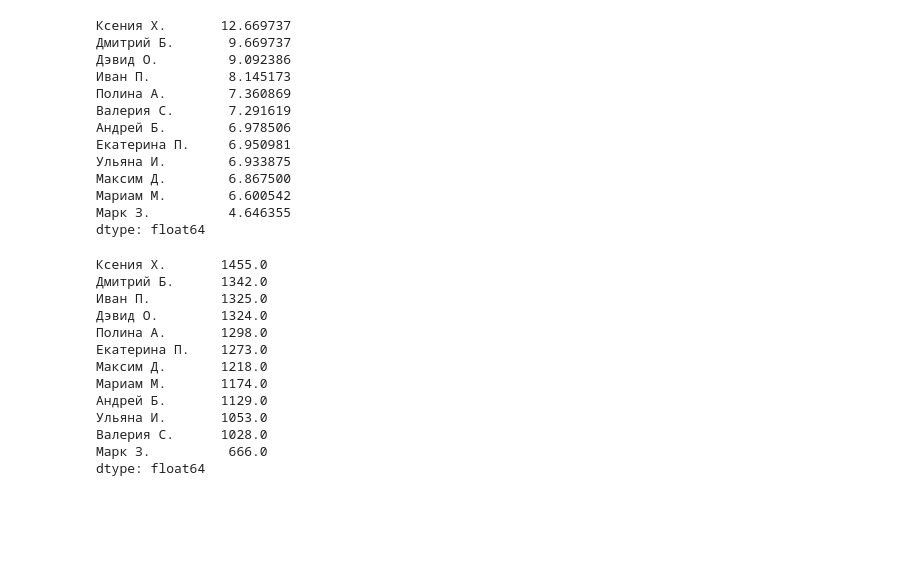
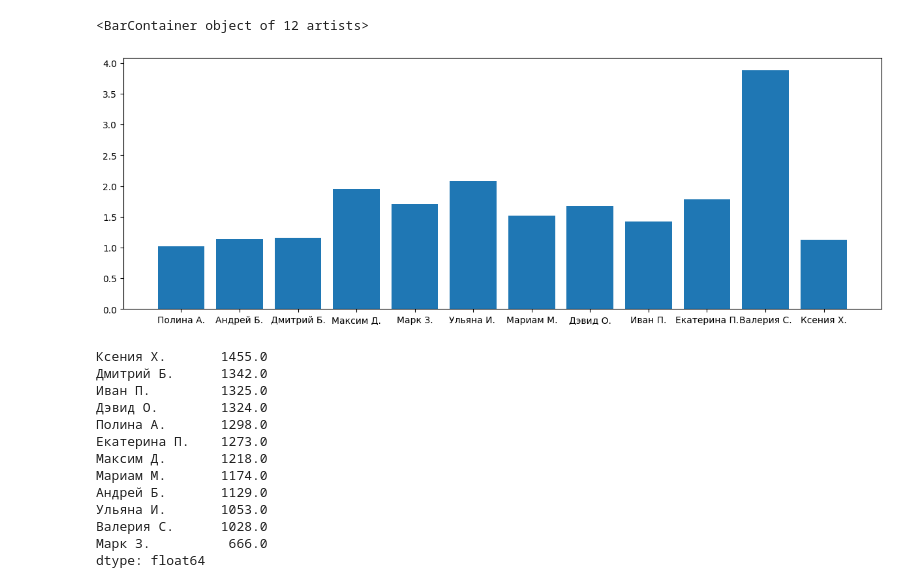
Before and after one commit to IvanUstenko/Spec_Mat_Analyzer, a Jupyter notebook: analyze.ipynb, the cells around one changed output. Saved outputs shown, nothing was run; the diff lists cells and outputs as text; code cells hidden in the pictures; blank space fills up the shorter version.

Commit message:
addad days parametr, added topic_loc, bin_conduit

```diff
--- a/analyze.ipynb
+++ b/analyze.ipynb
@@ -27,0 +19,6 @@ dtype: int64
+# %%
+points_c = an.competative_points(df, topic='Комбинаторика', weight_func="sqrt")
+points_t = an.competative_points(df, topic='ТЧ', weight_func="sqrt")
+
+plt.figure(figsize=(15, 5))
+plt.bar(points_c.sort_values(ascending=False).index.tolist(), points_c.sort_values(ascending=False))
@@ -28,34 +56,23 @@ dtype: int64
+# %%
+plt.figure(figsize=(15, 5))
+plt.bar(points_t.index.tolist(), points_c/points_t)
+# %% [output]
+<BarContainer object of 12 artists>
+[figure, added]
 # %%
-points = an.competative_points(df, topic='Комбинаторика', subtopic="Правило умножения", weight_func="sqrt")
+points = an.work_points(df, weight_func="linear")
 points.sort_values(ascending=False)
 # %% [output]
-Ксения Х.       12.669737
-Дмитрий Б.       9.669737
-Дэвид О.         9.092386
-Иван П.          8.145173
-Полина А.        7.360869
-Валерия С.       7.291619
-Андрей Б.        6.978506
-Екатерина П.     6.950981
-Ульяна И.        6.933875
-Максим Д.        6.867500
-Мариам М.        6.600542
-Марк З.          4.646355
+Ксения Х.       1455.0
+Дмитрий Б.      1342.0
+Иван П.         1325.0
+Дэвид О.        1324.0
+Полина А.       1298.0
+Екатерина П.    1273.0
+Максим Д.       1218.0
+Мариам М.       1174.0
+Андрей Б.       1129.0
+Ульяна И.       1053.0
+Валерия С.      1028.0
+Марк З.          666.0
 dtype: float64
-# %%
-points = an.work_points(df1.astype(float), "linear")
-points.sort_values(ascending=False)
-# %% [output]
-Ксения Х.       1455.0
-Дмитрий Б.      1342.0
-Иван П.         1325.0
-Дэвид О.        1324.0
-Полина А.       1298.0
-Екатерина П.    1273.0
-Максим Д.       1218.0
-Мариам М.       1174.0
-Андрей Б.       1129.0
-Ульяна И.       1053.0
-Валерия С.      1028.0
-Марк З.          666.0
-dtype: float64
```
Also changed, not shown: parts of 9 cells of this notebook, 2 other files.
